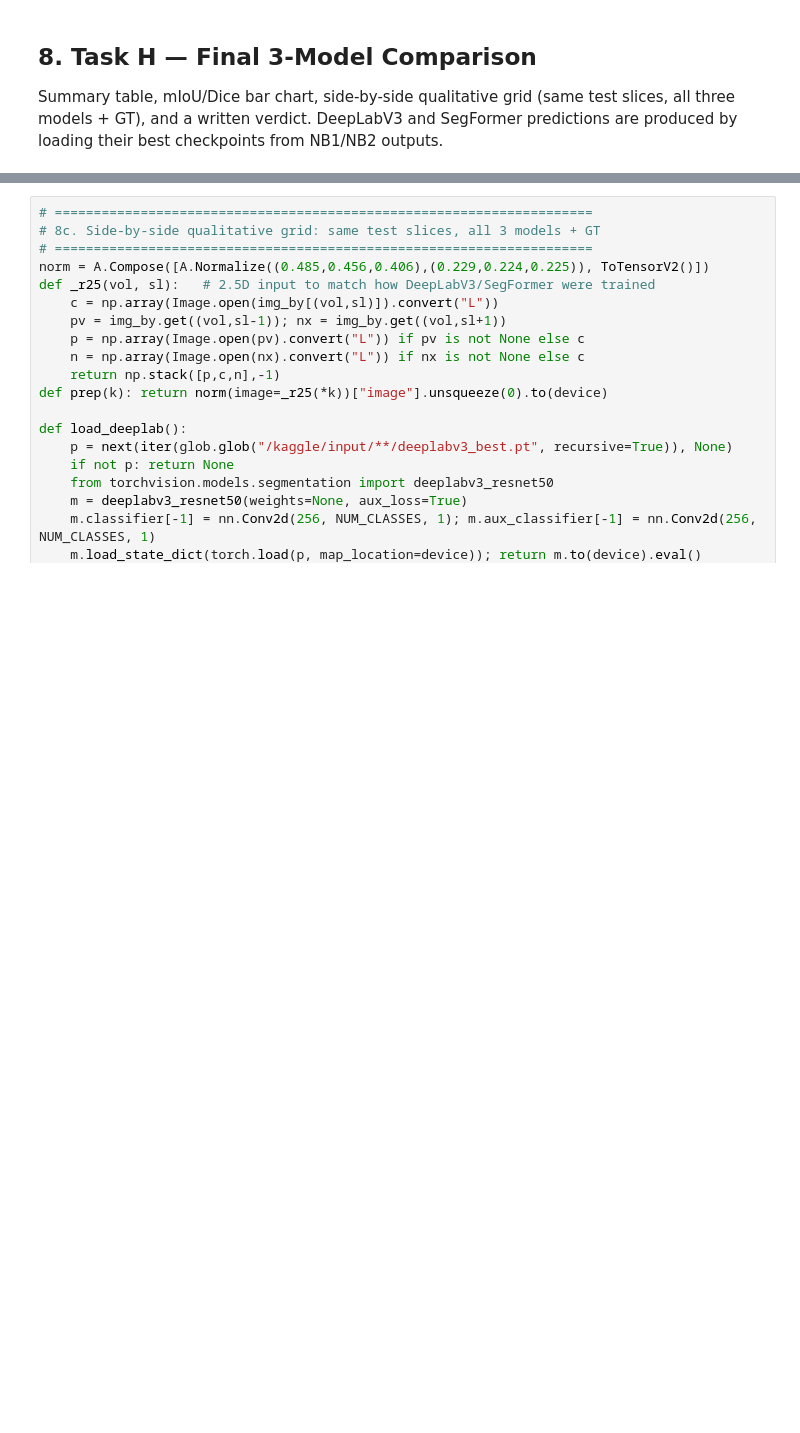
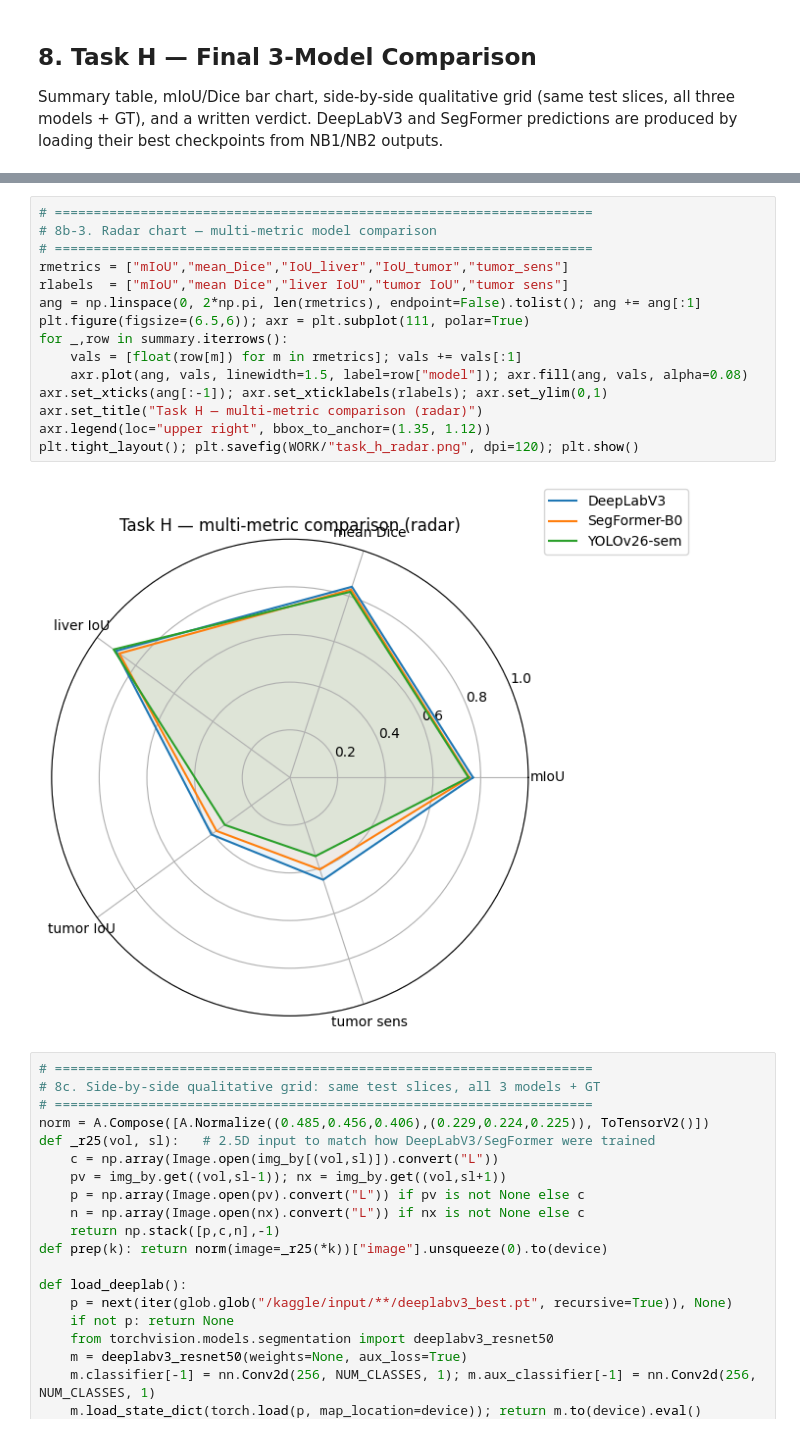
Before and after one commit to MdAsif-Hossain/Liver-and-Tumor-Segmentation, a Jupyter notebook: seg-yolov26-semantic.ipynb, the cells around one changed output, grey strips where cells are left out. Cells and saved outputs as stored; diff of their text form; blank space fills up the shorter version.

```diff
--- a/nb3-yolov26-semantic.ipynb
+++ b/seg-yolov26-semantic.ipynb
@@ -388,3 +428,20 @@ plt.tight_layout(); plt.savefig(WORK/"task_h_bars.png", dpi=120); plt.show()
+# %%
+# =====================================================================
+# 8b-3. Radar chart — multi-metric model comparison
+# =====================================================================
+rmetrics = ["mIoU","mean_Dice","IoU_liver","IoU_tumor","tumor_sens"]
+rlabels  = ["mIoU","mean Dice","liver IoU","tumor IoU","tumor sens"]
+ang = np.linspace(0, 2*np.pi, len(rmetrics), endpoint=False).tolist(); ang += ang[:1]
+plt.figure(figsize=(6.5,6)); axr = plt.subplot(111, polar=True)
+for _,row in summary.iterrows():
+    vals = [float(row[m]) for m in rmetrics]; vals += vals[:1]
+    axr.plot(ang, vals, linewidth=1.5, label=row["model"]); axr.fill(ang, vals, alpha=0.08)
+axr.set_xticks(ang[:-1]); axr.set_xticklabels(rlabels); axr.set_ylim(0,1)
+axr.set_title("Task H — multi-metric comparison (radar)")
+axr.legend(loc="upper right", bbox_to_anchor=(1.35, 1.12))
+plt.tight_layout(); plt.savefig(WORK/"task_h_radar.png", dpi=120); plt.show()
+# %% [output]
+[figure, added]
 # %%
 # =====================================================================
 # 8c. Side-by-side qualitative grid: same test slices, all 3 models + GT
```
Also changed, not shown: parts of 12 cells of this notebook, 13 other files.
